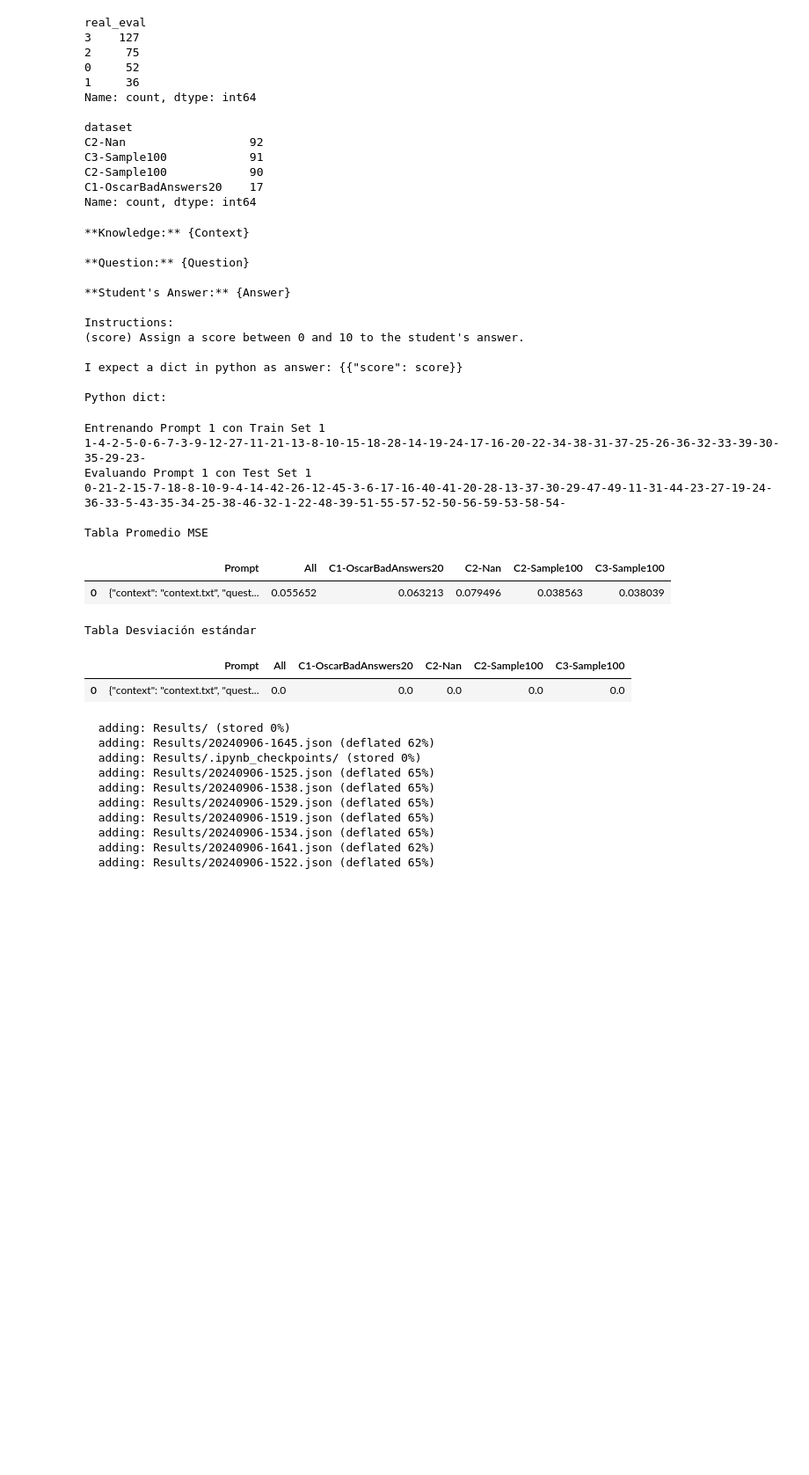
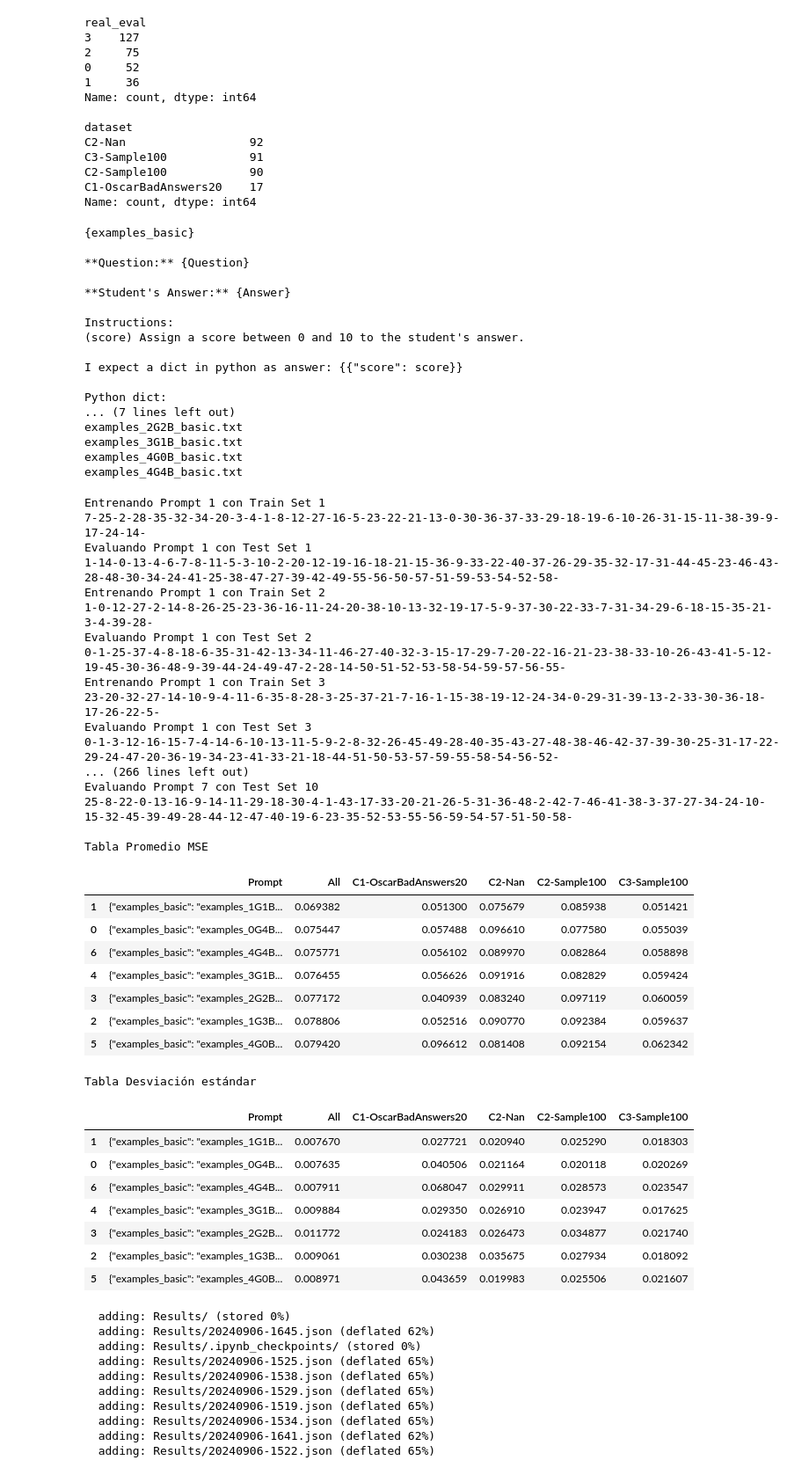
Before and after one commit to OscarRojasG/Experimentos-GPTValidator, a Jupyter notebook: Framework_Experimentos.ipynb, the cells around one changed output. Shown at 88% size. Cells and saved outputs as stored; diff of their text form; code cells hidden in the pictures; blank space fills up the shorter version.

```diff
--- a/Framework_Experimentos.ipynb
+++ b/Framework_Experimentos.ipynb
@@ -723,7 +723,7 @@ C1-OscarBadAnswers20    17
 Name: count, dtype: int64
 # %%
 prompt_data = {
-    "context": "context.txt",
+    "examples_basic": '*',
     "question": "question.txt",
     "answer": "answer.txt",
     "instructions": {
@@ -735,7 +735,7 @@ prompt_folder = "GPTEvaluator/Experiments/Miniprompts_v2"
 
 prompts = generate_prompts(prompt_data, prompt_folder)
 # %% [output]
-**Knowledge:** {Context}
+{examples_basic}
 
 **Question:** {Question}
 
@@ -747,20 +747,48 @@ Instructions:
 I expect a dict in python as answer: {{"score": score}}
 
 Python dict:
+... (7 lines left out)
+examples_2G2B_basic.txt
+examples_3G1B_basic.txt
+examples_4G0B_basic.txt
+examples_4G4B_basic.txt
 # %%
-x = experiment(df, prompts, repetitions=1, eval_function="map", eval_params=None, train_set_size=40, test_set_size=60, seed=42, model="gpt-4o-mini", temperature=0.1, normalize_mse=True)
+x = experiment(df, prompts, repetitions=10, eval_function="map", eval_params=None, train_set_size=40, test_set_size=60, seed=42, model="gpt-4o-mini", temperature=0.1, normalize_mse=True)
 # %% [output]
 Entrenando Prompt 1 con Train Set 1
-1-4-2-5-0-6-7-3-9-12-27-11-21-13-8-10-15-18-28-14-19-24-17-16-20-22-34-38-31-37-25-26-36-32-33-39-30-35-29-23-
+7-25-2-28-35-32-34-20-3-4-1-8-12-27-16-5-23-22-21-13-0-30-36-37-33-29-18-19-6-10-26-31-15-11-38-39-9-17-24-14-
 Evaluando Prompt 1 con Test Set 1
-0-21-2-15-7-18-8-10-9-4-14-42-26-12-45-3-6-17-16-40-41-20-28-13-37-30-29-47-49-11-31-44-23-27-19-24-36-33-5-43-35-34-25-38-46-32-1-22-48-39-51-55-57-52-50-56-59-53-58-54-
+1-14-0-13-4-6-7-8-11-5-3-10-2-20-12-19-16-18-21-15-36-9-33-22-40-37-26-29-35-32-17-31-44-45-23-46-43-28-48-30-34-24-41-25-38-47-27-39-42-49-55-56-50-57-51-59-53-54-52-58-
+Entrenando Prompt 1 con Train Set 2
+1-0-12-27-2-14-8-26-25-23-36-16-11-24-20-38-10-13-32-19-17-5-9-37-30-22-33-7-31-34-29-6-18-15-35-21-3-4-39-28-
+Evaluando Prompt 1 con Test Set 2
+0-1-25-37-4-8-18-6-35-31-42-13-34-11-46-27-40-32-3-15-17-29-7-20-22-16-21-23-38-33-10-26-43-41-5-12-19-45-30-36-48-9-39-44-24-49-47-2-28-14-50-51-52-53-58-54-59-57-56-55-
+Entrenando Prompt 1 con Train Set 3
+23-20-32-27-14-10-9-4-11-6-35-8-28-3-25-37-21-7-16-1-15-38-19-12-24-34-0-29-31-39-13-2-33-30-36-18-17-26-22-5-
+Evaluando Prompt 1 con Test Set 3
+0-1-3-12-16-15-7-4-14-6-10-13-11-5-9-2-8-32-26-45-49-28-40-35-43-27-48-38-46-42-37-39-30-25-31-17-22-29-24-47-20-36-19-34-23-41-33-21-18-44-51-50-53-57-59-55-58-54-56-52-
+... (266 lines left out)
+Evaluando Prompt 7 con Test Set 10
+25-8-22-0-13-16-9-14-11-29-18-30-4-1-43-17-33-20-21-26-5-31-36-48-2-42-7-46-41-38-3-37-27-34-24-10-15-32-45-39-49-28-44-12-47-40-19-6-23-35-52-53-55-56-59-54-57-51-50-58-
 
 Tabla Promedio MSE
 |  | Prompt | All | C1-OscarBadAnswers20 | C2-Nan | C2-Sample100 | C3-Sample100 |
-| 0 | {"context": "context.txt", "quest... | 0.055652 | 0.063213 | 0.079496 | 0.038563 | 0.038039 |
+| 1 | {"examples_basic": "examples_1G1B... | 0.069382 | 0.051300 | 0.075679 | 0.085938 | 0.051421 |
+| 0 | {"examples_basic": "examples_0G4B... | 0.075447 | 0.057488 | 0.096610 | 0.077580 | 0.055039 |
+| 6 | {"examples_basic": "examples_4G4B... | 0.075771 | 0.056102 | 0.089970 | 0.082864 | 0.058898 |
+| 4 | {"examples_basic": "examples_3G1B... | 0.076455 | 0.056626 | 0.091916 | 0.082829 | 0.059424 |
+| 3 | {"examples_basic": "examples_2G2B... | 0.077172 | 0.040939 | 0.083240 | 0.097119 | 0.060059 |
+| 2 | {"examples_basic": "examples_1G3B... | 0.078806 | 0.052516 | 0.090770 | 0.092384 | 0.059637 |
+| 5 | {"examples_basic": "examples_4G0B... | 0.079420 | 0.096612 | 0.081408 | 0.092154 | 0.062342 |
 Tabla Desviación estándar
 |  | Prompt | All | C1-OscarBadAnswers20 | C2-Nan | C2-Sample100 | C3-Sample100 |
-| 0 | {"context": "context.txt", "quest... | 0.0 | 0.0 | 0.0 | 0.0 | 0.0 |
+| 1 | {"examples_basic": "examples_1G1B... | 0.007670 | 0.027721 | 0.020940 | 0.025290 | 0.018303 |
+| 0 | {"examples_basic": "examples_0G4B... | 0.007635 | 0.040506 | 0.021164 | 0.020118 | 0.020269 |
+| 6 | {"examples_basic": "examples_4G4B... | 0.007911 | 0.068047 | 0.029911 | 0.028573 | 0.023547 |
+| 4 | {"examples_basic": "examples_3G1B... | 0.009884 | 0.029350 | 0.026910 | 0.023947 | 0.017625 |
+| 3 | {"examples_basic": "examples_2G2B... | 0.011772 | 0.024183 | 0.026473 | 0.034877 | 0.021740 |
+| 2 | {"examples_basic": "examples_1G3B... | 0.009061 | 0.030238 | 0.035675 | 0.027934 | 0.018092 |
+| 5 | {"examples_basic": "examples_4G0B... | 0.008971 | 0.043659 | 0.019983 | 0.025506 | 0.021607 |
 # %%
 !zip -r Results.zip Results/
 # %% [output]
```
Also changed, not shown: parts of 1 cell of this notebook.
